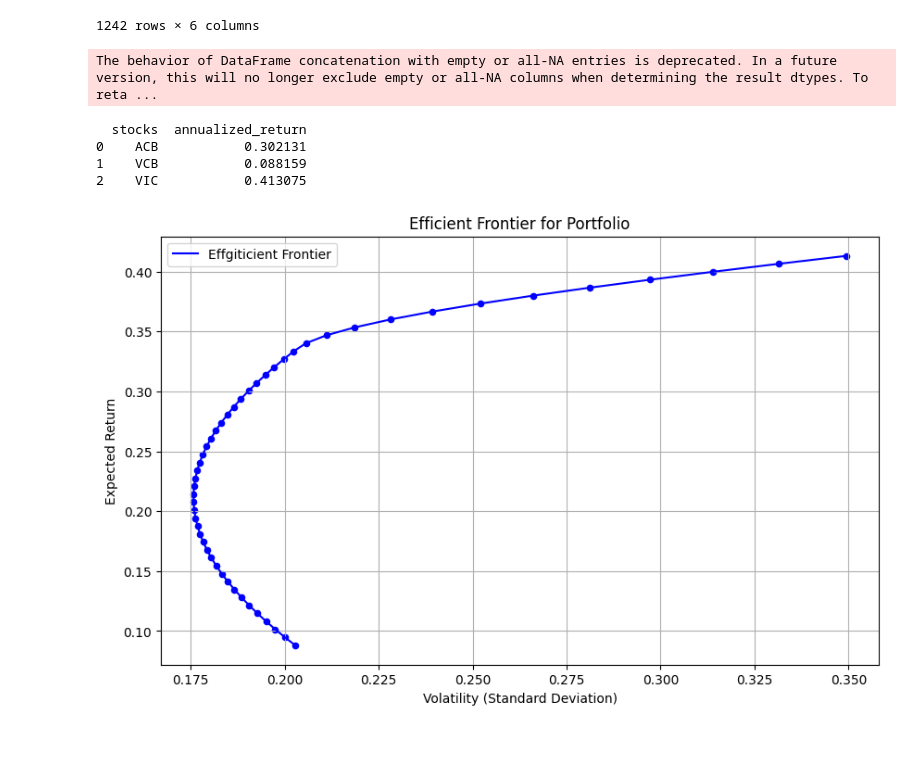
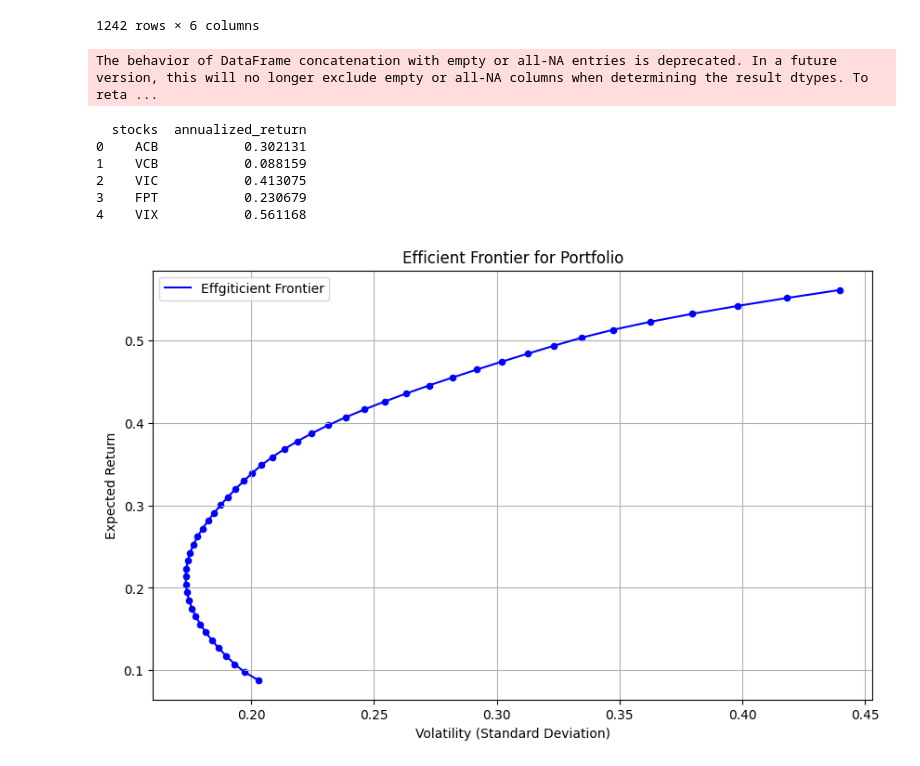
Before and after one commit to mickiem123/Stock-data, a Jupyter notebook: stock_data.ipynb, the cells around one changed output. Drawn from its saved outputs; the diff is of its cells as text; code cells hidden in the pictures.

```diff
--- a/stock_data.ipynb
+++ b/stock_data.ipynb
@@ -98,6 +98,9 @@ from scipy.optimize import minimize
 import matplotlib.pyplot as plt
 class Portfolio():
     def __init__(self, stocks: list, weight_list: list, start_year_previous=5):
+        if not weight_list:
+            weight_list = [1/len(stocks)]*len(stocks)
+            print(weight_list)
         if len(weight_list) != len(stocks):
             raise ValueError("Length of weight_list must equal length of stocks")
         if np.sum(weight_list) != 1:
@@ -180,32 +183,35 @@ class Portfolio():
         else:
             target_returns = np.linspace(min_return, max_return, 50)
             frontier = []
             for tr in target_returns:
                 res = self.optimize_portfolio(tr)
                 if res:
                     frontier.append(res)
 
             if frontier:
                 volatilities, returns, _ = zip(*frontier)
                 plt.figure(figsize=(10, 6))
                 plt.plot(volatilities, returns, 'b-', label='Effgiticient Frontier')
                 plt.scatter(volatilities, returns, c='blue', s=20)
                 plt.xlabel('Volatility (Standard Deviation)')
                 plt.ylabel('Expected Return')
                 plt.title('Efficient Frontier for Portfolio')
                 plt.grid(True)
                 plt.legend()
                 plt.show()
             else:
                 print("No valid points on the efficient frontier. Check data or target returns.")
         # Initialize portfolio
-portfolio = Portfolio(stocks=["ACB", "VCB", "VIC"], weight_list=[0.1, 0.3, 0.6], start_year_previous=2)
+portfolio = Portfolio(stocks=["ACB", "VCB", "VIC","FPT","VIX"], weight_list=[0.1, 0.3, 0.3,0.1,0.2], start_year_previous=25)
 portfolio.calculate_hpr(display_option=True)
+portfolio.portfolio_variance()
 portfolio.draw_efficient_frontier()
 # %% [output]
 The behavior of DataFrame concatenation with empty or all-NA entries is deprecated. In a future version, this will no longer exclude empty or all-NA columns when determining the result dtypes. To reta ...
   stocks  annualized_return
 0    ACB           0.302131
 1    VCB           0.088159
 2    VIC           0.413075
+3    FPT           0.230679
+4    VIX           0.561168
-[figure, old version]
+[figure, new version]
```
